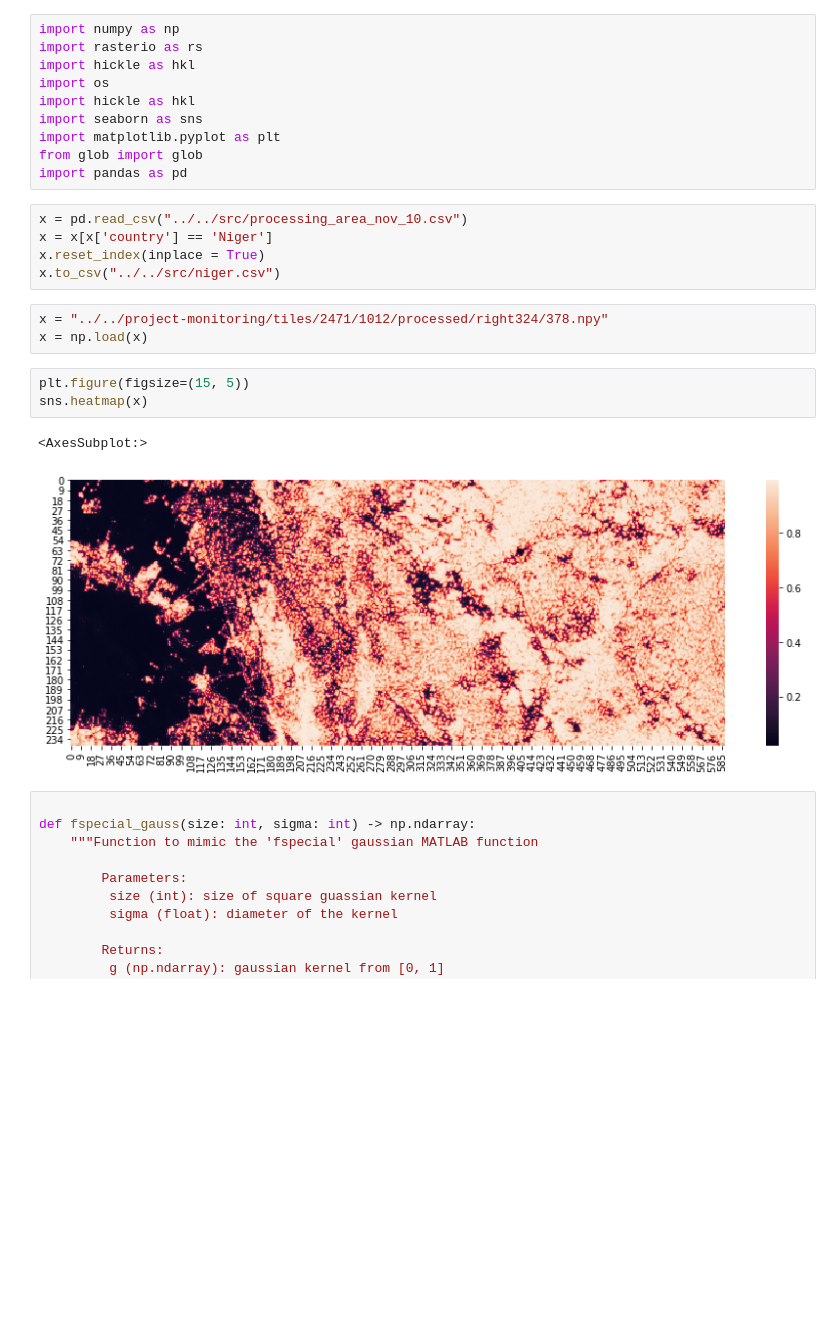
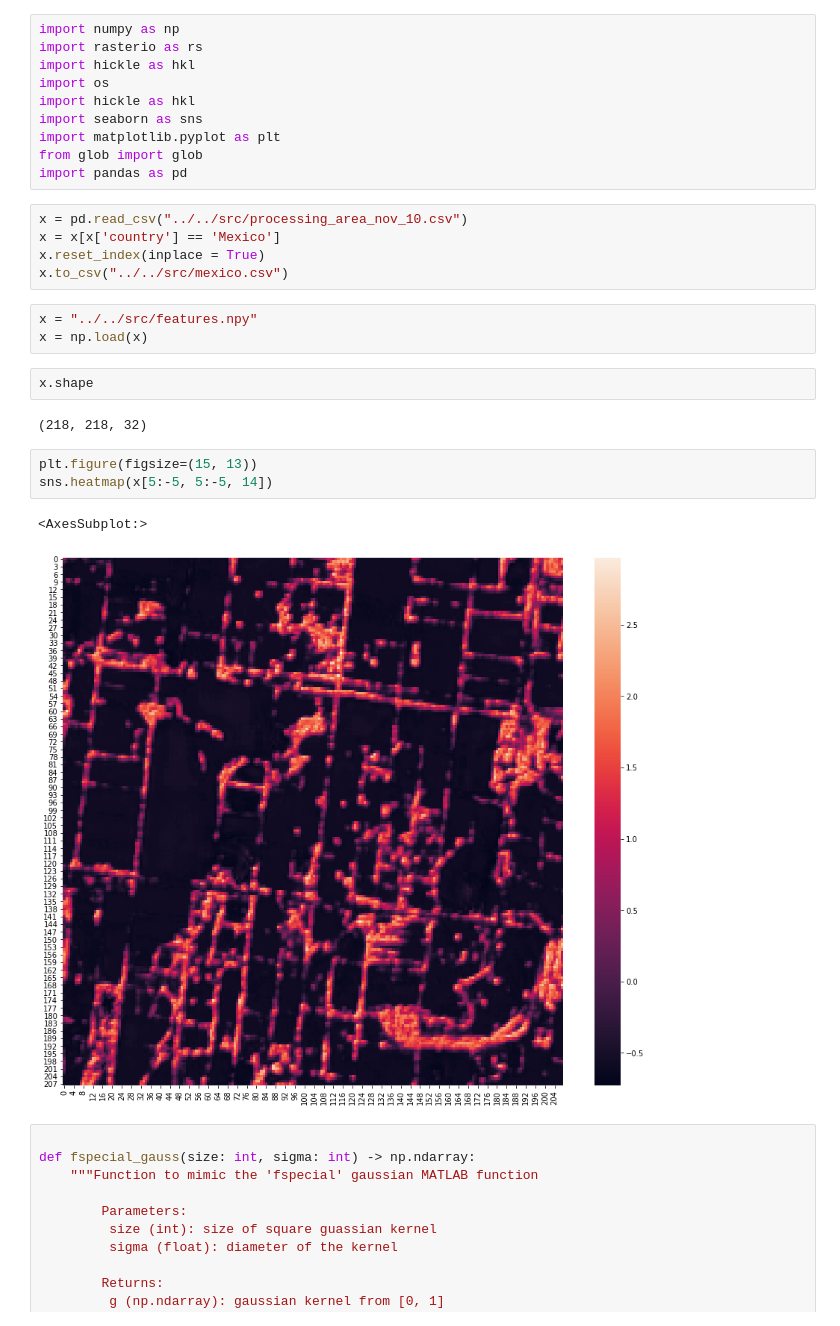
Before and after one commit to wri/sentinel-tree-cover, a Jupyter notebook: notebooks/analysis/blog analyses.ipynb, the cells around one changed output. Saved outputs shown, nothing was run; the diff lists cells and outputs as text; blank space fills up the shorter version.

```diff
--- a/notebooks/analysis/blog analyses.ipynb
+++ b/notebooks/analysis/blog analyses.ipynb
@@ -10,18 +10,22 @@ from glob import glob
 import pandas as pd
 # %%
 x = pd.read_csv("../../src/processing_area_nov_10.csv")
-x = x[x['country'] == 'Niger']
+x = x[x['country'] == 'Mexico']
 x.reset_index(inplace = True)
-x.to_csv("../../src/niger.csv")
+x.to_csv("../../src/mexico.csv")
 # %%
-x = "../../project-monitoring/tiles/2471/1012/processed/right324/378.npy"
+x = "../../src/features.npy"
 x = np.load(x)
+# %%
+x.shape
+# %% [output]
+(218, 218, 32)
 # %%
-plt.figure(figsize=(15, 5))
-sns.heatmap(x)
+plt.figure(figsize=(15, 13))
+sns.heatmap(x[5:-5, 5:-5, 14])
 # %% [output]
 <AxesSubplot:>
-[figure, old version]
+[figure, new version]
 # %%
 
 def fspecial_gauss(size: int, sigma: int) -> np.ndarray:
```
Also changed, not shown: parts of 4 cells of this notebook, 7 other files.
